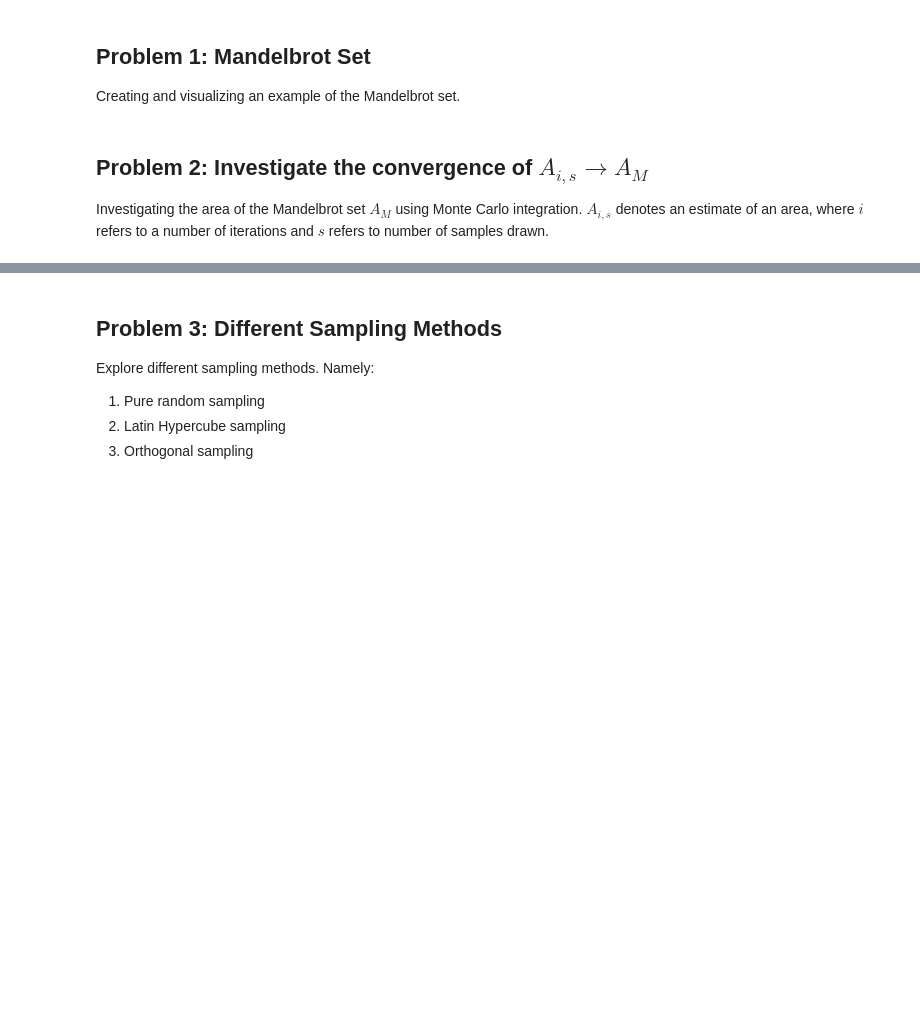
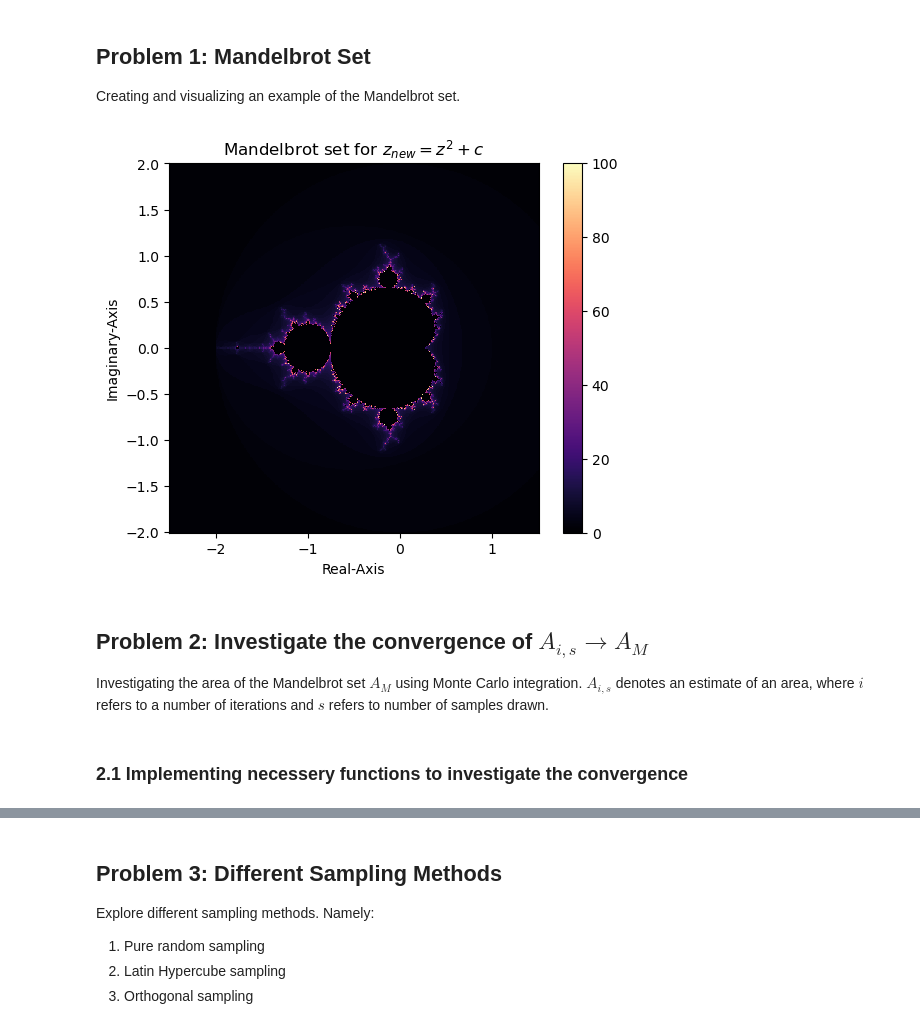
Before and after one commit to shaniasinha/stochastic-sim-a1, a Jupyter notebook: code.ipynb, the cells around one changed output, grey strips where cells are left out. Drawn from its saved outputs; the diff is of its cells as text; code cells hidden in the pictures; blank space fills up the shorter version.

```diff
--- a/code.ipynb
+++ b/code.ipynb
@@ -76,17 +76,21 @@ mandelbrot_set = build_mandelbrot(all_x, all_y)
 # %%
 # Plotting
 ax = plt.axes()
 ax.set_aspect('equal')
 graph = ax.pcolormesh(all_x, all_y, mandelbrot_set, cmap = colormap, shading='auto')
 plt.colorbar(graph)
 plt.xlabel("Real-Axis")
 plt.ylabel("Imaginary-Axis")
-plt.title(f"Mandelbrot set for $z_{{new}} = z^{{power}} + c$")
+plt.title(f"Mandelbrot set for $z_{{new}} = z^{POWER} + c$")
 plt.show()
+# %% [output]
+[figure, added]
 # %% [markdown]
 ## Problem 2: Investigate the convergence of $A_{i,s} \rightarrow A_M$
 
 Investigating the area of the Mandelbrot set $A_M$ using Monte Carlo integration. $A_{i,s}$ denotes an estimate of an area, where $i$ refers to a number of iterations and $s$ refers to number of samples drawn.
+# %% [markdown]
+### 2.1 Implementing necessery functions to investigate the convergence
 # %%
 def _check_points_mandelbrot(
     X: np.ndarray, Y: np.ndarray) -> np.ndarray:
```
Also changed, not shown: parts of 19 cells of this notebook.
